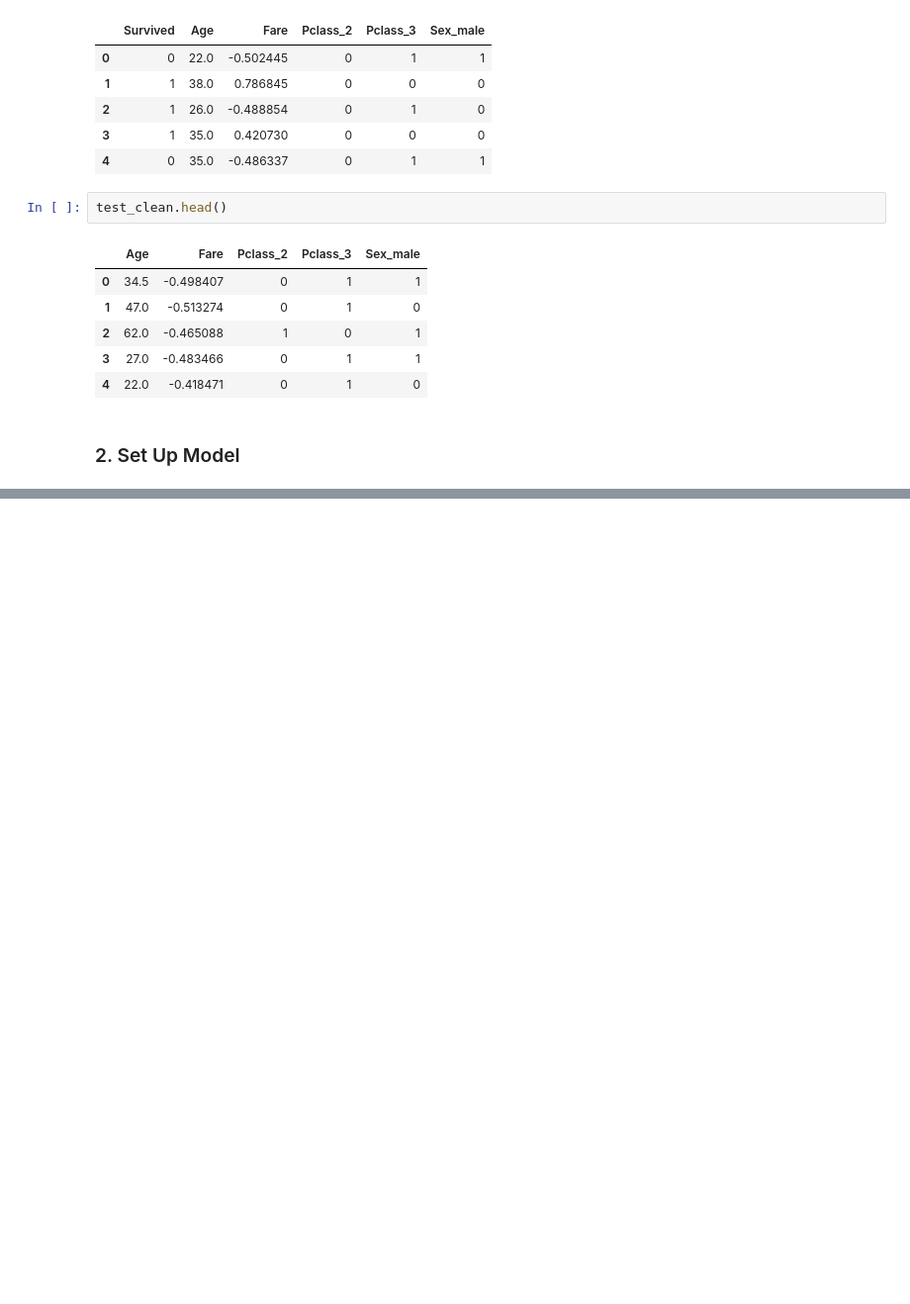
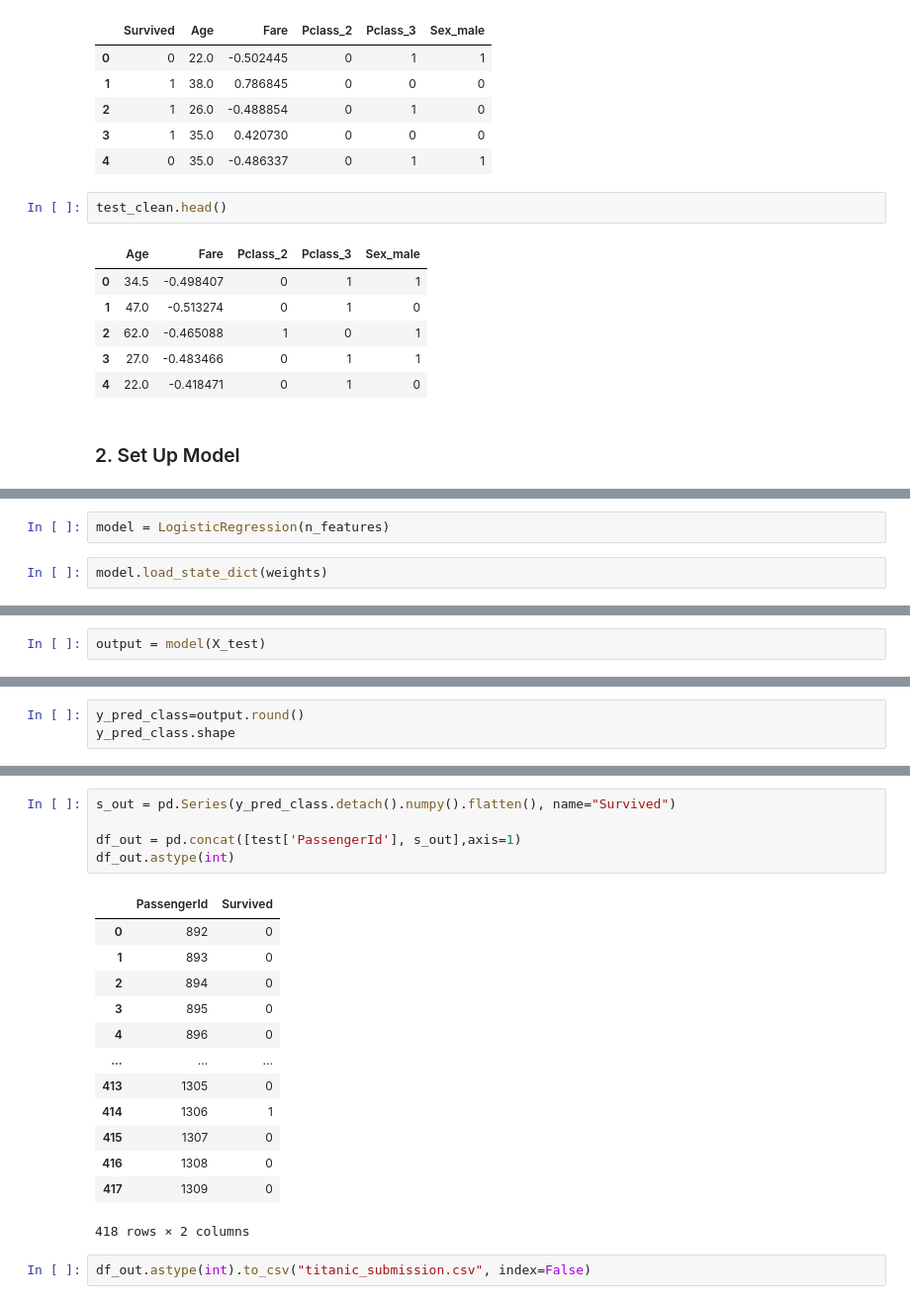
Before and after one commit to cmason30/Deep-Learning-Projects, a Jupyter notebook: kaggle/titanic/titanic-kaggle.ipynb, the cells around one changed output, grey strips where cells are left out. Shown at 99% size. Drawn from its saved outputs; the diff is of its cells as text; blank space fills up the shorter version.

Commit message:
Submitted Titanic model

```diff
--- a/kaggle/titanic/titanic-kaggle.ipynb
+++ b/kaggle/titanic/titanic-kaggle.ipynb
@@ -202,0 +279,4 @@ test_clean.head()
+# %%
+model = LogisticRegression(n_features)
+# %%
+model.load_state_dict(weights)
@@ -202,0 +301,2 @@ test_clean.head()
+# %%
+output = model(X_test)
@@ -202,0 +323,3 @@ test_clean.head()
+# %%
+y_pred_class=output.round()
+y_pred_class.shape
@@ -202,0 +348,21 @@ test_clean.head()
+# %%
+s_out = pd.Series(y_pred_class.detach().numpy().flatten(), name="Survived")
+
+df_out = pd.concat([test['PassengerId'], s_out],axis=1)
+df_out.astype(int)
+# %% [output]
+|  | PassengerId | Survived |
+| 0 | 892 | 0 |
+| 1 | 893 | 0 |
+| 2 | 894 | 0 |
+| 3 | 895 | 0 |
+| 4 | 896 | 0 |
+| ... | ... | ... |
+| 413 | 1305 | 0 |
+| 414 | 1306 | 1 |
+| 415 | 1307 | 0 |
+| 416 | 1308 | 0 |
+| 417 | 1309 | 0 |
+418 rows × 2 columns
+# %%
+df_out.astype(int).to_csv("titanic_submission.csv", index=False)
```
Also changed, not shown: parts of 14 cells of this notebook, 2 other files.
